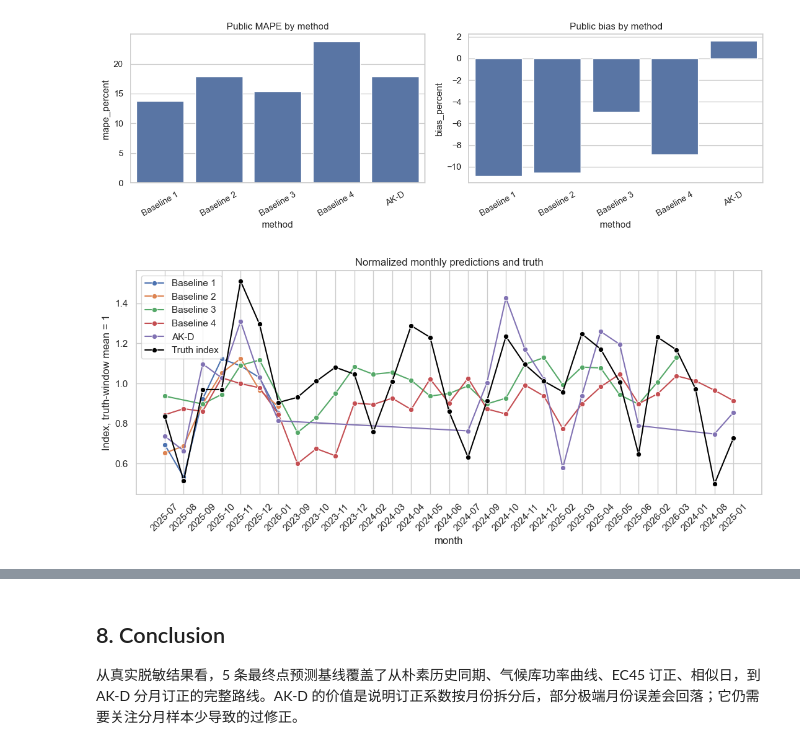
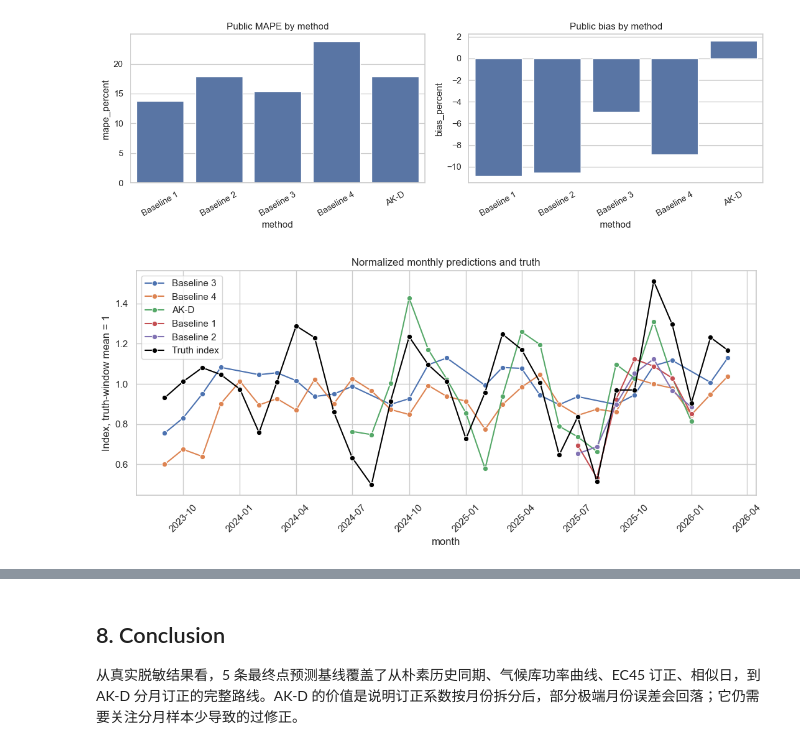
Before and after one commit to nastaranrazi1882-ops/wind-power-baselines, a Jupyter notebook: notebooks/02_point_forecast_baselines.ipynb, the cells around one changed output, grey strips where cells are left out. Saved outputs shown, nothing was run; the diff lists cells and outputs as text; code cells hidden in the pictures.

Commit message:
Fix public figure ordering and conclusions

```diff
--- a/notebooks/02_point_forecast_baselines.ipynb
+++ b/notebooks/02_point_forecast_baselines.ipynb
@@ -152,13 +152,17 @@ fig.tight_layout()
 # %% [output]
 [figure]
 # %%
+plot_monthly = public_monthly.copy()
+plot_monthly['month_date'] = pd.PeriodIndex(plot_monthly['month'].astype(str), freq='M').to_timestamp()
+plot_monthly = plot_monthly.sort_values(['month_date', 'method'])
 fig, ax = plt.subplots(figsize=(11, 5))
-sns.lineplot(data=public_monthly, x='month', y='energy_pred_index', hue='method', marker='o', ax=ax)
-sns.lineplot(data=public_monthly.drop_duplicates('month'), x='month', y='energy_true_index', color='black', marker='o', label='Truth index', ax=ax)
+sns.lineplot(data=plot_monthly, x='month_date', y='energy_pred_index', hue='method', marker='o', ax=ax)
+sns.lineplot(data=plot_monthly.drop_duplicates('month').sort_values('month_date'), x='month_date', y='energy_true_index', color='black', marker='o', label='Truth index', ax=ax)
 ax.tick_params(axis='x', rotation=45)
 ax.set_title('Normalized monthly predictions and truth')
+ax.set_xlabel('month')
 ax.set_ylabel('Index, truth-window mean = 1')
 fig.tight_layout()
 # %% [output]
-[figure, old version]
+[figure, new version]
 # %% [markdown]
```
Also changed, not shown: parts of 1 cell of this notebook, 7 other files.
